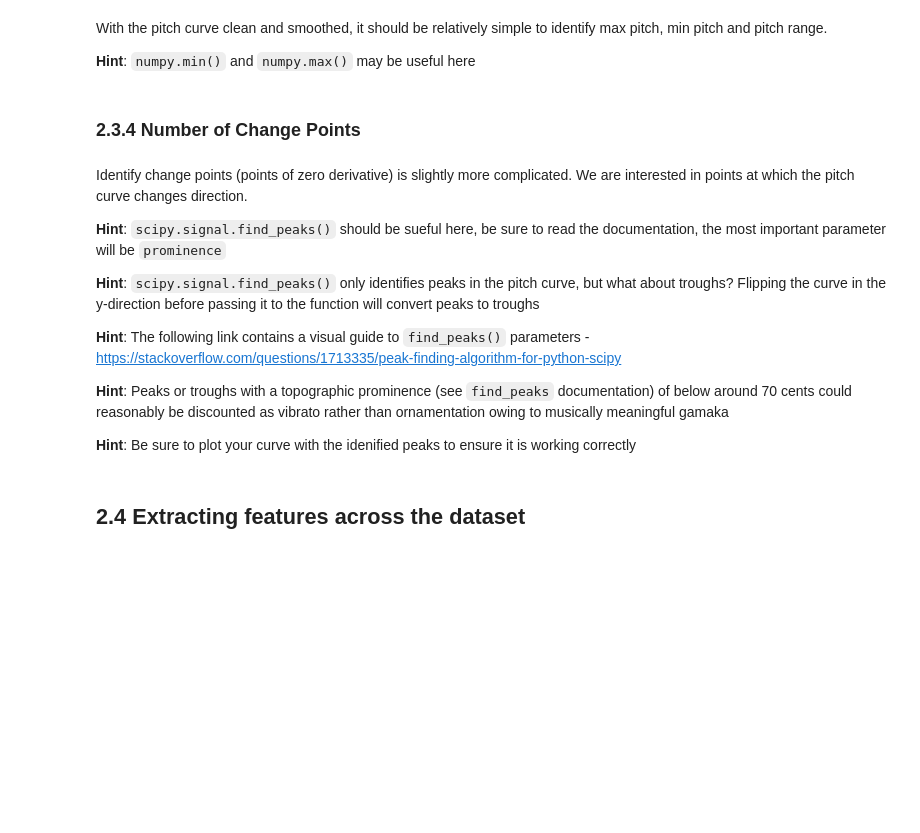
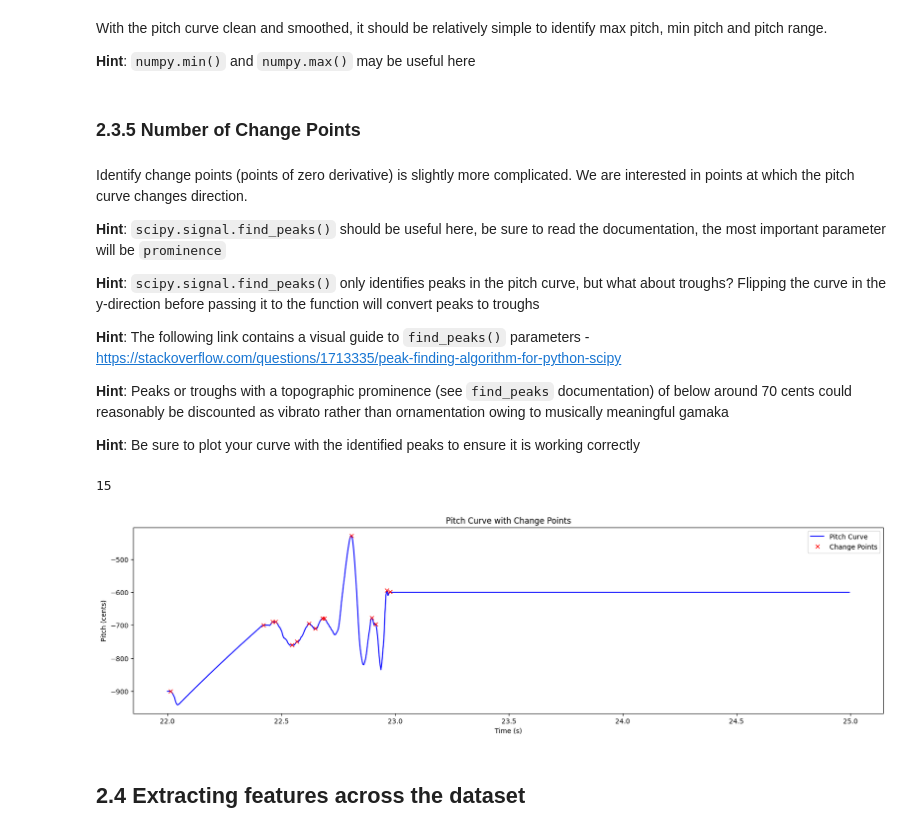
Before and after one commit to pdpau/Raga-Bhairavi-Pattern-Identification, a Jupyter notebook: code/notebooks/characterization/feature_extraction_modified.ipynb, the cells around one changed output. Saved outputs shown, nothing was run; the diff lists cells and outputs as text; code cells hidden in the pictures; blank space fills up the shorter version.

```diff
--- a/code/notebooks/characterization/feature_extraction_modified.ipynb
+++ b/code/notebooks/characterization/feature_extraction_modified.ipynb
@@ -493,8 +534,8 @@ Are you able to plot a portion of this pitch curve?... frequency against time
 # %%
 # THIS IS LIKE THE GET_OBSERVATION FILE
 # First we have to get the sample, same as with the audio file, from 22 to 25 seconds
-start = round(22 / timestep)
-end = round(25 / timestep)
+start = round(sample_start_time / timestep)
+end = round(sample_end_time / timestep)
 
 time_sample = time[start:end]
 pitch_sample = pitch[start:end]
@@ -524,7 +566,21 @@ from pandas import Series
 # %%
 # processing steps
 
-# convert pitch to cents
-pitch = pd.Series(pitch)
-pitch_interpolated = pitch.interpolate(method='linear')
-cents = np.array([pitch_to_cents(p) for p in pitch_interpolated])
+# Convert pitch to a pandas Series
+pitch_series = pd.Series(pitch_sample)
+
+# Replace non-positive values with NaN
+pitch_series[pitch_series <= 0] = np.nan
+
+# Interpolate to fill NaN values
+pitch_interpolated = pitch_series.interpolate(method='linear')
+
+# Apply smoothing using Savitzky-Golay filter
+pitch_smoothed = savgol_filter(pitch_interpolated, window_length=5, polyorder=2)
+
+# Convert pitch to cents
+try:
+    cents_sample = np.array([pitch_to_cents(p) for p in pitch_smoothed])
+    print(cents_sample)
+except ValueError as e:
+    print(f"Error: {e}")
@@ -546,9 +620,9 @@ pitch_range = max_pitch - min_pitch
 # %% [markdown]
-### 2.3.4 Number of Change Points
+### 2.3.5 Number of Change Points
 # %% [markdown]
 Identify change points (points of zero derivative) is slightly more complicated. We are interested in points at which the pitch curve changes direction.
 
-**Hint**: `scipy.signal.find_peaks()` should be sueful here, be sure to read the documentation, the most important parameter will be `prominence`
+**Hint**: `scipy.signal.find_peaks()` should be useful here, be sure to read the documentation, the most important parameter will be `prominence`
 
 **Hint**: `scipy.signal.find_peaks()` only identifies peaks in the pitch curve, but what about troughs? Flipping the curve in the y-direction before passing it to the function will convert peaks to troughs
 
@@ -556,4 +630,4 @@ Identify change points (points of zero derivative) is slightly more complicated.
 
 **Hint**: Peaks or troughs with a topographic prominence (see `find_peaks` documentation) of below around 70 cents could reasonably be discounted as vibrato rather than ornamentation owing to musically meaningful gamaka
 
-**Hint**: Be sure to plot your curve with the idenified peaks to ensure it is working correctly
+**Hint**: Be sure to plot your curve with the identified peaks to ensure it is working correctly
@@ -560,5 +637,24 @@ Identify change points (points of zero derivative) is slightly more complicated.
 # %%
 # Identify number of change points in pitch curve
+peaks, _ = find_peaks(cents_sample)
+
+len(peaks)
+# %% [output]
+15
+# %%
+# Plot pitch curve with change points
+plt.figure(figsize=(20, 5))
+
+plt.plot(time_sample, cents_sample, color='blue', label='Pitch Curve')
+plt.plot(time_sample[peaks], cents_sample[peaks], "x", color='red', label='Change Points')
+
+plt.xlabel('Time (s)')
+plt.ylabel('Pitch (cents)')
+plt.title('Pitch Curve with Change Points')
+plt.legend()
+plt.show()
+# %% [output]
+[figure, added]
 # %% [markdown]
 ## 2.4 Extracting features across the dataset
 # %% [markdown]
```
Also changed, not shown: parts of 12 cells of this notebook.
